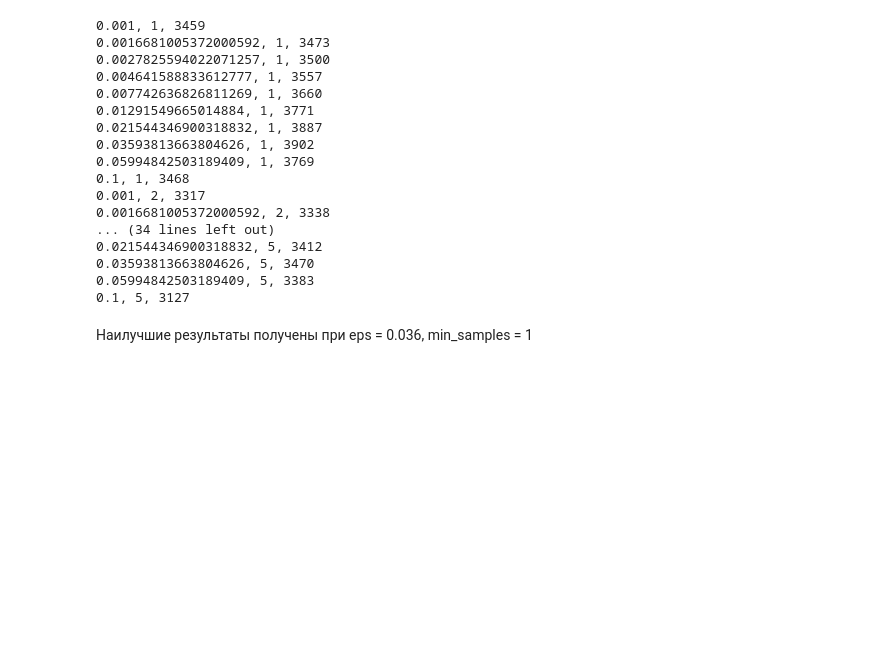
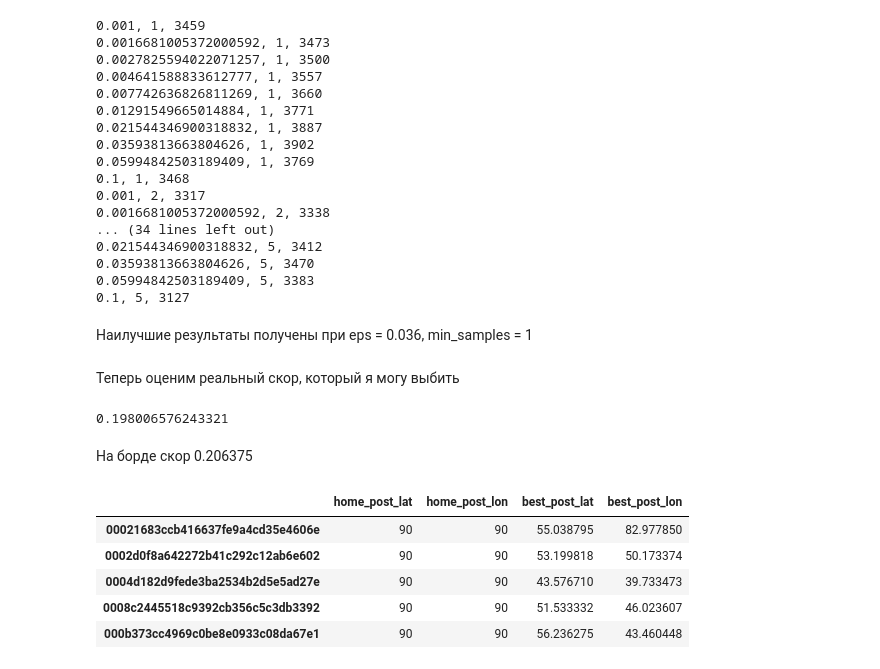
Before and after one commit to PhySci/raiffaizen, a Jupyter notebook: DBSCAN.ipynb, the cells around one changed output. Cells and saved outputs as stored; diff of their text form; code cells hidden in the pictures; blank space fills up the shorter version.

Commit message:
First submit, score is 0.2

```diff
--- a/DBSCAN.ipynb
+++ b/DBSCAN.ipynb
@@ -30,3 +16,0 @@ customer_gr = train_df.groupby('customer_id')
-# %%
-test_cust = '0007297d86e14bd68bd87b1dbdefe302'
-test_set = customer_gr.get_group(test_cust)
@@ -232,3 +185,9 @@ for min_samples in min_samples_list:
 0.1, 5, 3127
 # %% [markdown]
 Наилучшие результаты получены при eps = 0.036, min_samples = 1
+# %%
+best_dbscan_params = {'eps': 0.036, 'min_samples': 1}
+# %%
+test_df = pd.read_csv('./data/test_set.csv')
+test_df.mcc = test_df.mcc.apply(lambda s: int(s.replace(',', '')) if isinstance(s, str) else s)
+test_gr = test_df.groupby('customer_id')
@@ -234,0 +246,20 @@ for min_samples in min_samples_list:
+# %% [markdown]
+Теперь оценим реальный скор, который я могу выбить
+# %%
+0.5* train_pr.query('dist <= @r2').shape[0]/train_pr.shape[0]
+# %% [output]
+0.198006576243321
+# %% [markdown]
+На борде скор 0.206375
+# %%
+test_pr = get_dbscan_score(test_gr, best_dbscan_params, calc_dist= False)
+# %%
+submit = test_pr.loc[:,['home_post_lat', 'home_post_lon', 'best_post_lat',  'best_post_lon']]
+submit.head()
+# %% [output]
+|  | home_post_lat | home_post_lon | best_post_lat | best_post_lon |
+| 00021683ccb416637fe9a4cd35e4606e | 90 | 90 | 55.038795 | 82.977850 |
+| 0002d0f8a642272b41c292c12ab6e602 | 90 | 90 | 53.199818 | 50.173374 |
+| 0004d182d9fede3ba2534b2d5e5ad27e | 90 | 90 | 43.576710 | 39.733473 |
+| 0008c2445518c9392cb356c5c3db3392 | 90 | 90 | 51.533332 | 46.023607 |
+| 000b373cc4969c0be8e0933c08da67e1 | 90 | 90 | 56.236275 | 43.460448 |
```
Also changed, not shown: parts of 14 cells of this notebook.
